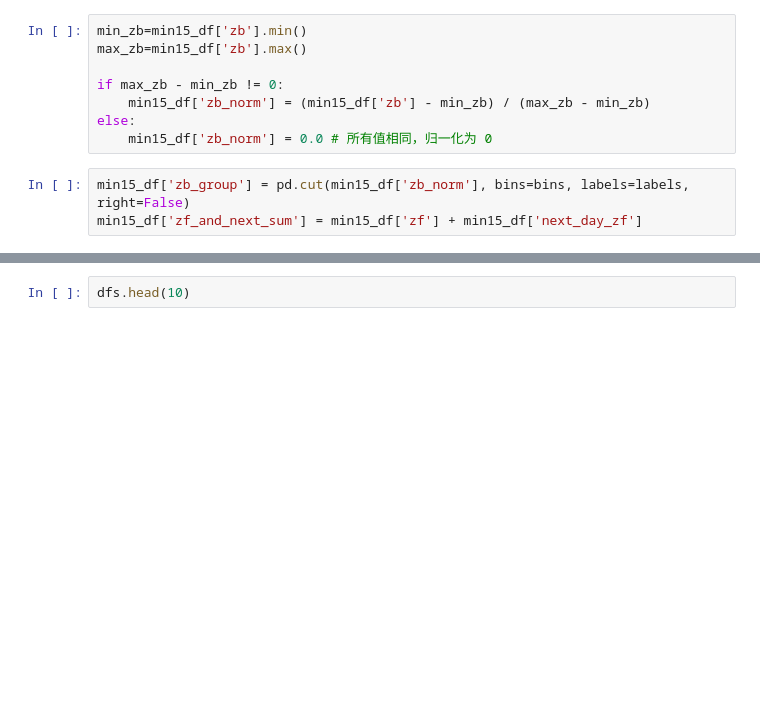
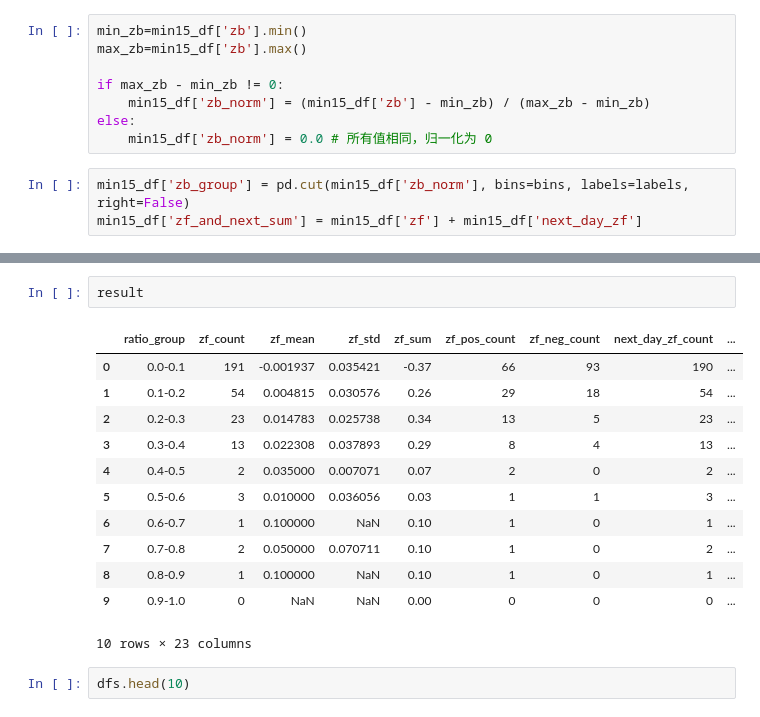
Before and after one commit to chen-cyw-yan/GP, a Jupyter notebook: 当日策列/股票数据.ipynb, the cells around one changed output, grey strips where cells are left out. Cells and saved outputs as stored; diff of their text form; blank space fills up the shorter version.

```diff
--- a/当日策列/股票数据.ipynb
+++ b/当日策列/股票数据.ipynb
@@ -437,3 +439,18 @@ min15_df.groupby('ratio_group').agg({
+# %%
+result
+# %% [output]
+|  | ratio_group | zf_count | zf_mean | zf_std | zf_sum | zf_pos_count | zf_neg_count | next_day_zf_count | ... |
+| 0 | 0.0-0.1 | 191 | -0.001937 | 0.035421 | -0.37 | 66 | 93 | 190 | ... |
+| 1 | 0.1-0.2 | 54 | 0.004815 | 0.030576 | 0.26 | 29 | 18 | 54 | ... |
+| 2 | 0.2-0.3 | 23 | 0.014783 | 0.025738 | 0.34 | 13 | 5 | 23 | ... |
+| 3 | 0.3-0.4 | 13 | 0.022308 | 0.037893 | 0.29 | 8 | 4 | 13 | ... |
+| 4 | 0.4-0.5 | 2 | 0.035000 | 0.007071 | 0.07 | 2 | 0 | 2 | ... |
+| 5 | 0.5-0.6 | 3 | 0.010000 | 0.036056 | 0.03 | 1 | 1 | 3 | ... |
+| 6 | 0.6-0.7 | 1 | 0.100000 | NaN | 0.10 | 1 | 0 | 1 | ... |
+| 7 | 0.7-0.8 | 2 | 0.050000 | 0.070711 | 0.10 | 1 | 0 | 2 | ... |
+| 8 | 0.8-0.9 | 1 | 0.100000 | NaN | 0.10 | 1 | 0 | 1 | ... |
+| 9 | 0.9-1.0 | 0 | NaN | NaN | 0.00 | 0 | 0 | 0 | ... |
+10 rows × 23 columns
 # %%
 dfs.head(10)
 # %% [output]
```
Also changed, not shown: parts of 5 cells of this notebook.
